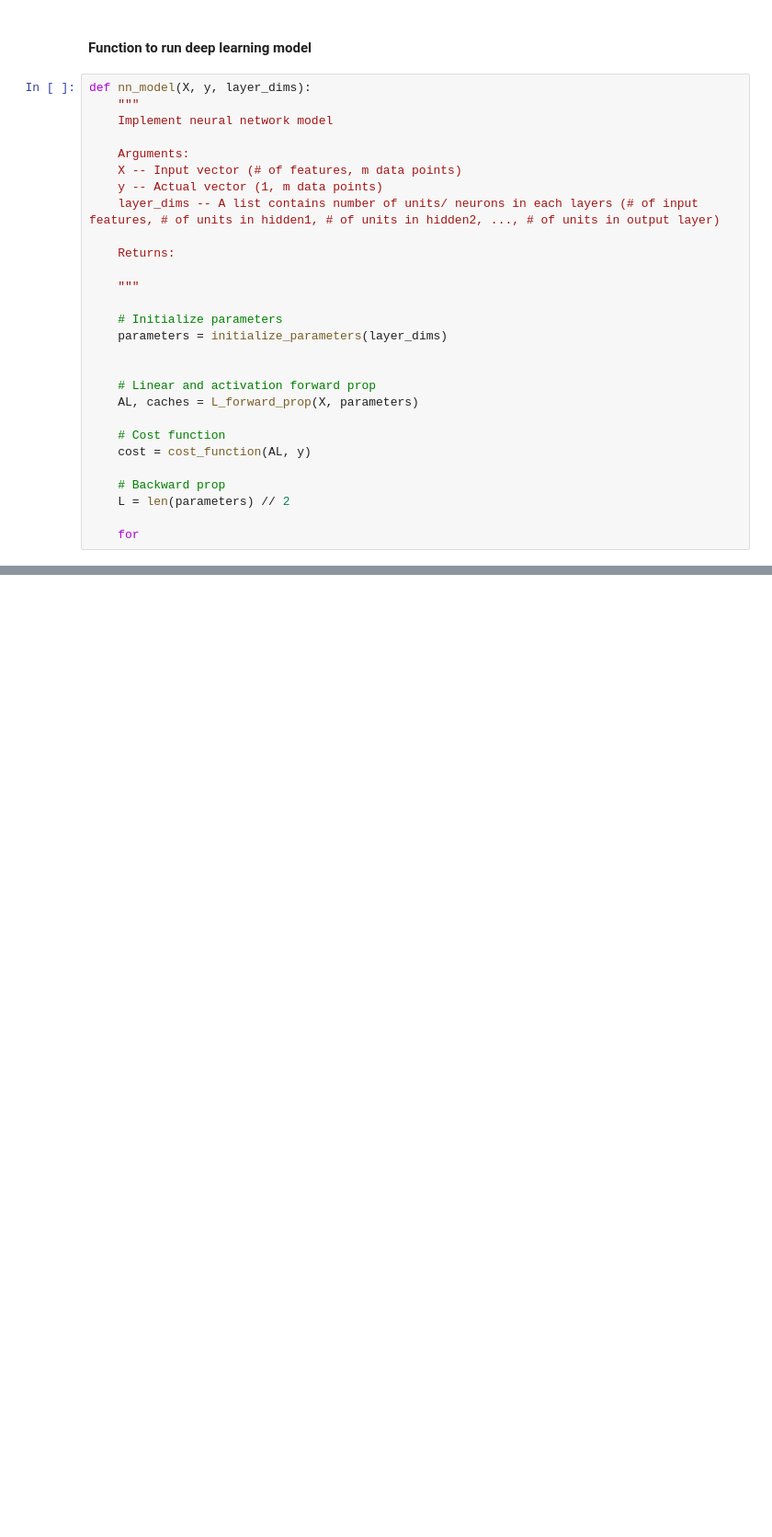
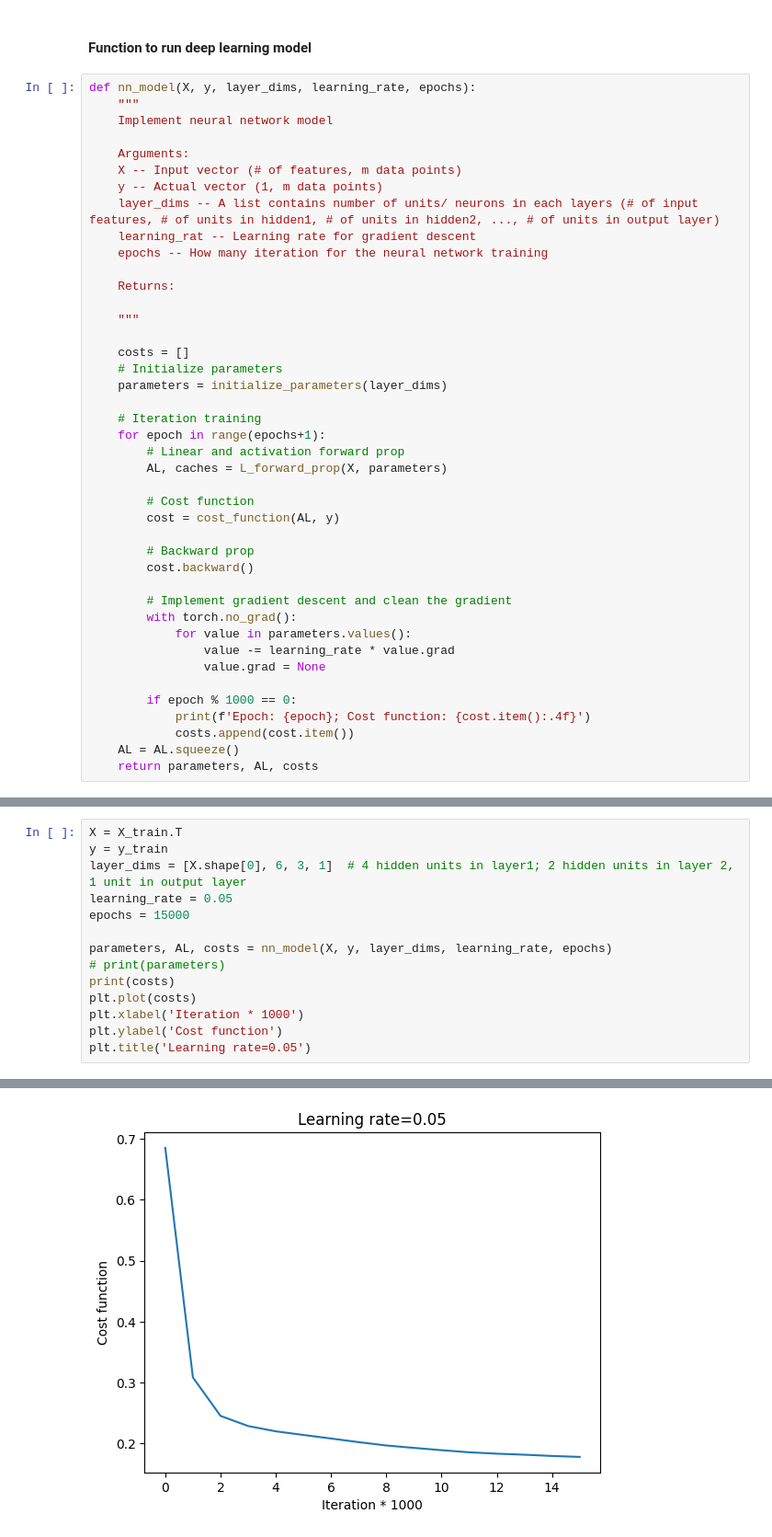
Before and after one commit to TsungYuanHsu/e-commerce_customer_churn_analysis, a Jupyter notebook: e-commerce_customer_churn_analysis.ipynb, the cells around one changed output, grey strips where cells are left out. Shown at 92% size. Cells and saved outputs as stored; diff of their text form; blank space fills up the shorter version.

Commit message:
Finished backprop, gradient descent, training, and evaluation

```diff
--- a/e-commerce_customer_churn_analysis.ipynb
+++ b/e-commerce_customer_churn_analysis.ipynb
@@ -1470,7 +1495,7 @@ def cost_function(AL, y):
 # %% [markdown]
 #### Function to run deep learning model
 # %%
-def nn_model(X, y, layer_dims):
+def nn_model(X, y, layer_dims, learning_rate, epochs):
     """
     Implement neural network model
 
@@ -1478,22 +1503,36 @@ def nn_model(X, y, layer_dims):
     X -- Input vector (# of features, m data points)
     y -- Actual vector (1, m data points)
     layer_dims -- A list contains number of units/ neurons in each layers (# of input features, # of units in hidden1, # of units in hidden2, ..., # of units in output layer)
+    learning_rat -- Learning rate for gradient descent
+    epochs -- How many iteration for the neural network training
 
     Returns:
 
     """
 
+    costs = []
     # Initialize parameters
     parameters = initialize_parameters(layer_dims)
 
+    # Iteration training
+    for epoch in range(epochs+1):
+        # Linear and activation forward prop
+        AL, caches = L_forward_prop(X, parameters)
 
-    # Linear and activation forward prop
-    AL, caches = L_forward_prop(X, parameters)
+        # Cost function
+        cost = cost_function(AL, y)
 
-    # Cost function
-    cost = cost_function(AL, y)
+        # Backward prop
+        cost.backward()
 
-    # Backward prop
-    L = len(parameters) // 2
+        # Implement gradient descent and clean the gradient
+        with torch.no_grad():
+            for value in parameters.values():
+                value -= learning_rate * value.grad
+                value.grad = None
 
-    for
+        if epoch % 1000 == 0:
+            print(f'Epoch: {epoch}; Cost function: {cost.item():.4f}')
+            costs.append(cost.item())
+    AL = AL.squeeze()
+    return parameters, AL, costs
@@ -1499,0 +1541,15 @@ def nn_model(X, y, layer_dims):
+# %%
+X = X_train.T
+y = y_train
+layer_dims = [X.shape[0], 6, 3, 1]  # 4 hidden units in layer1; 2 hidden units in layer 2, 1 unit in output layer
+learning_rate = 0.05
+epochs = 15000
+
+parameters, AL, costs = nn_model(X, y, layer_dims, learning_rate, epochs)
+# print(parameters)
+print(costs)
+plt.plot(costs)
+plt.xlabel('Iteration * 1000')
+plt.ylabel('Cost function')
+plt.title('Learning rate=0.05')
+# %% [output]
@@ -1499,0 +1574 @@ def nn_model(X, y, layer_dims):
+[figure, added]
```
Also changed, not shown: parts of 23 cells of this notebook, 1 other file.
